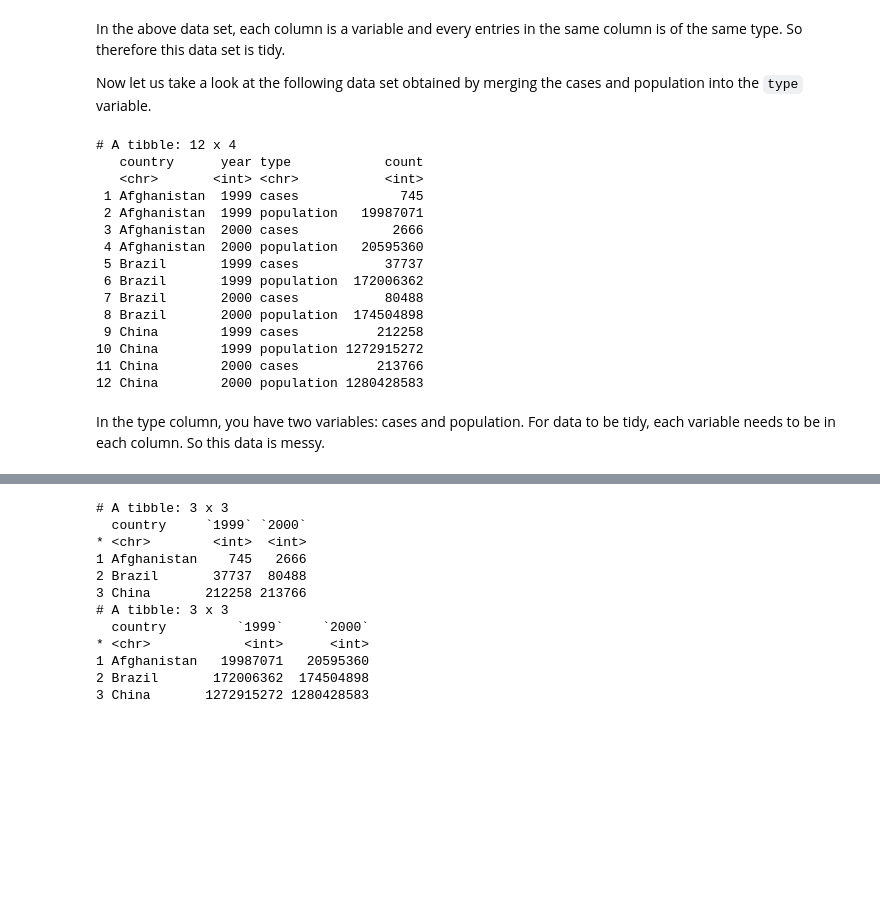
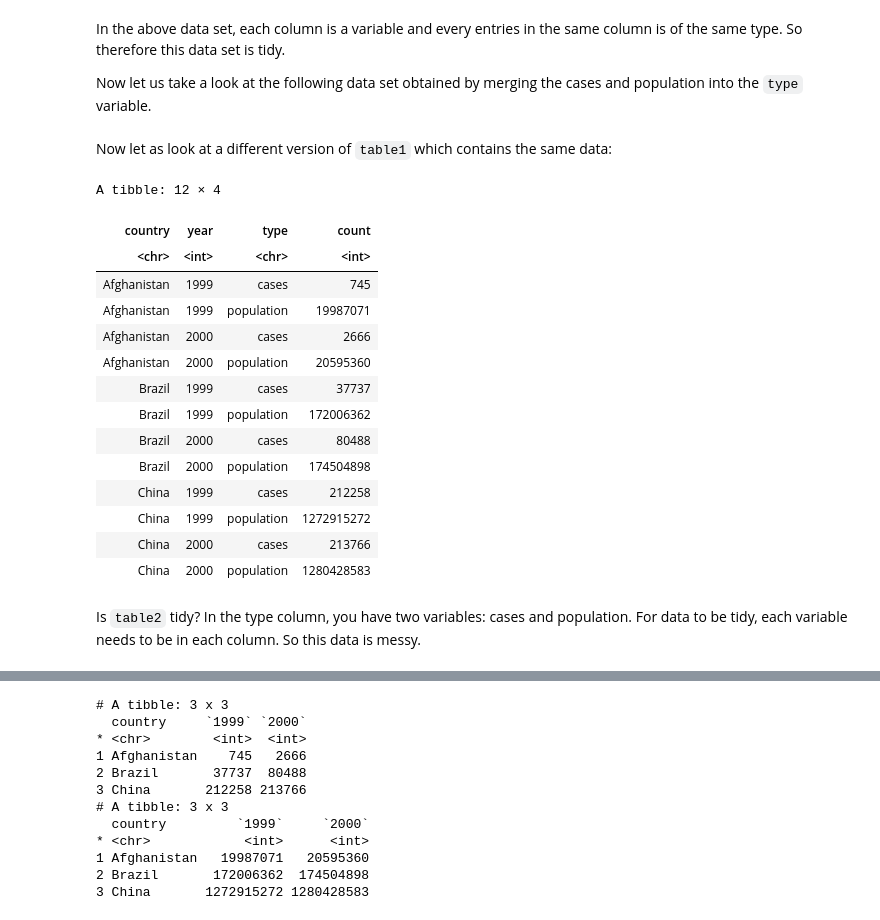
Before and after one commit to stats306/w23, a Jupyter notebook: lectures/week4/lecture04.ipynb, the cells around one changed output, grey strips where cells are left out. Saved outputs shown, nothing was run; the diff lists cells and outputs as text; code cells hidden in the pictures; blank space fills up the shorter version.

```diff
--- a/lectures/week4/lecture04.ipynb
+++ b/lectures/week4/lecture04.ipynb
@@ -41,23 +73,25 @@ print(table1)
 In the above data set, each column is a variable and every entries in the same column is of the same type. So therefore this data set is tidy.
 
 Now let us take a look at the following data set obtained by merging the cases and population into the `type` variable.
-# %%
-print(table2)
-# %% [output]
-# A tibble: 12 x 4
-   country      year type            count
-   <chr>       <int> <chr>           <int>
- 1 Afghanistan  1999 cases             745
- 2 Afghanistan  1999 population   19987071
- 3 Afghanistan  2000 cases            2666
- 4 Afghanistan  2000 population   20595360
- 5 Brazil       1999 cases           37737
- 6 Brazil       1999 population  172006362
- 7 Brazil       2000 cases           80488
- 8 Brazil       2000 population  174504898
- 9 China        1999 cases          212258
-10 China        1999 population 1272915272
-11 China        2000 cases          213766
-12 China        2000 population 1280428583
+# %% [markdown]
+Now let as look at a different version of `table1` which contains the same data:
+# %%
+table2
+# %% [output]
+A tibble: 12 × 4
+| country | year | type | count |
+| <chr> | <int> | <chr> | <int> |
+| Afghanistan | 1999 | cases | 745 |
+| Afghanistan | 1999 | population | 19987071 |
+| Afghanistan | 2000 | cases | 2666 |
+| Afghanistan | 2000 | population | 20595360 |
+| Brazil | 1999 | cases | 37737 |
+| Brazil | 1999 | population | 172006362 |
+| Brazil | 2000 | cases | 80488 |
+| Brazil | 2000 | population | 174504898 |
+| China | 1999 | cases | 212258 |
+| China | 1999 | population | 1272915272 |
+| China | 2000 | cases | 213766 |
+| China | 2000 | population | 1280428583 |
 # %% [markdown]
-In the type column, you have two variables: cases and population.   For data to be tidy, each variable needs to be in each column.  So this data is messy.
+Is `table2` tidy? In the type column, you have two variables: cases and population.   For data to be tidy, each variable needs to be in each column.  So this data is messy.
```
Also changed, not shown: parts of 26 cells of this notebook.
